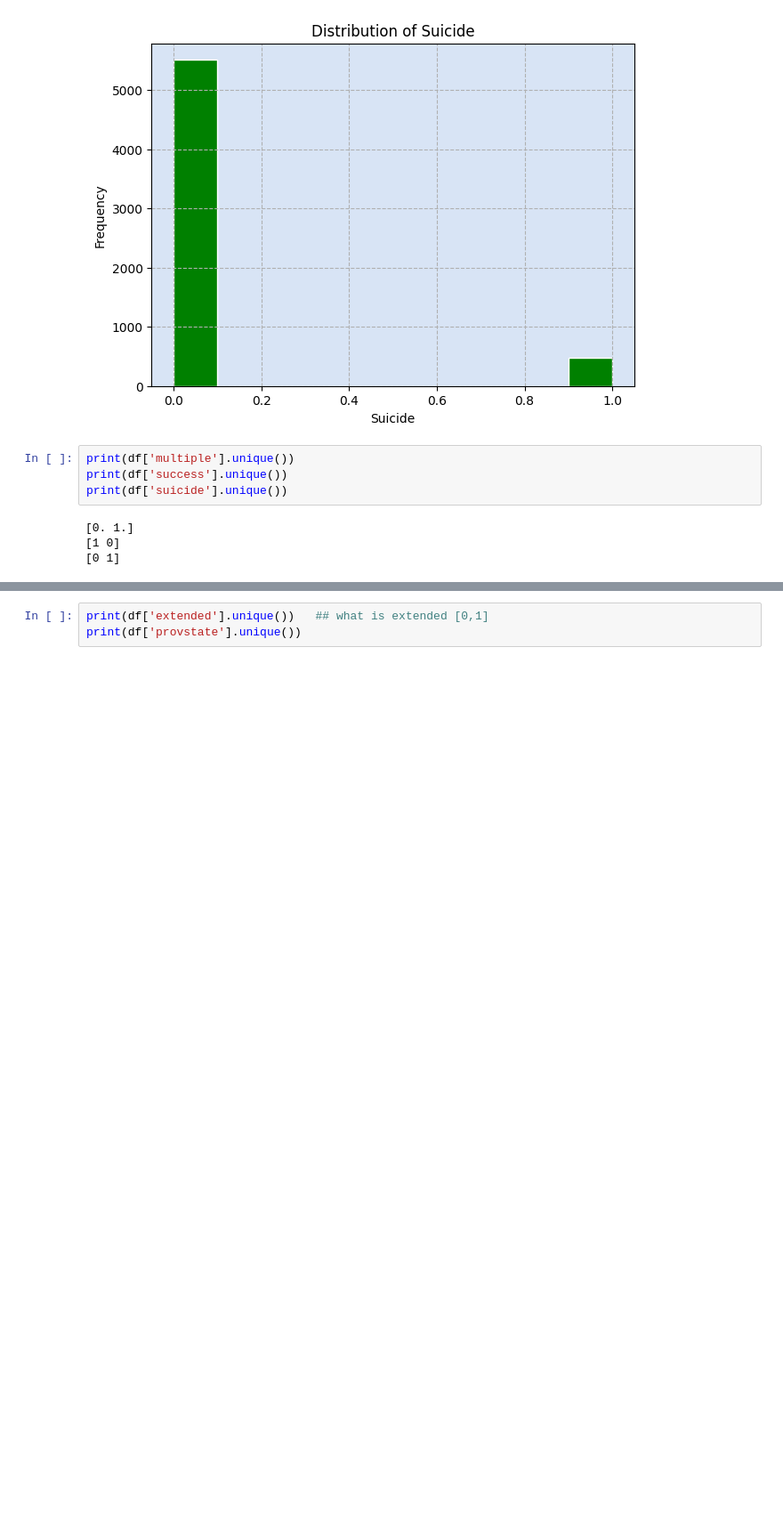
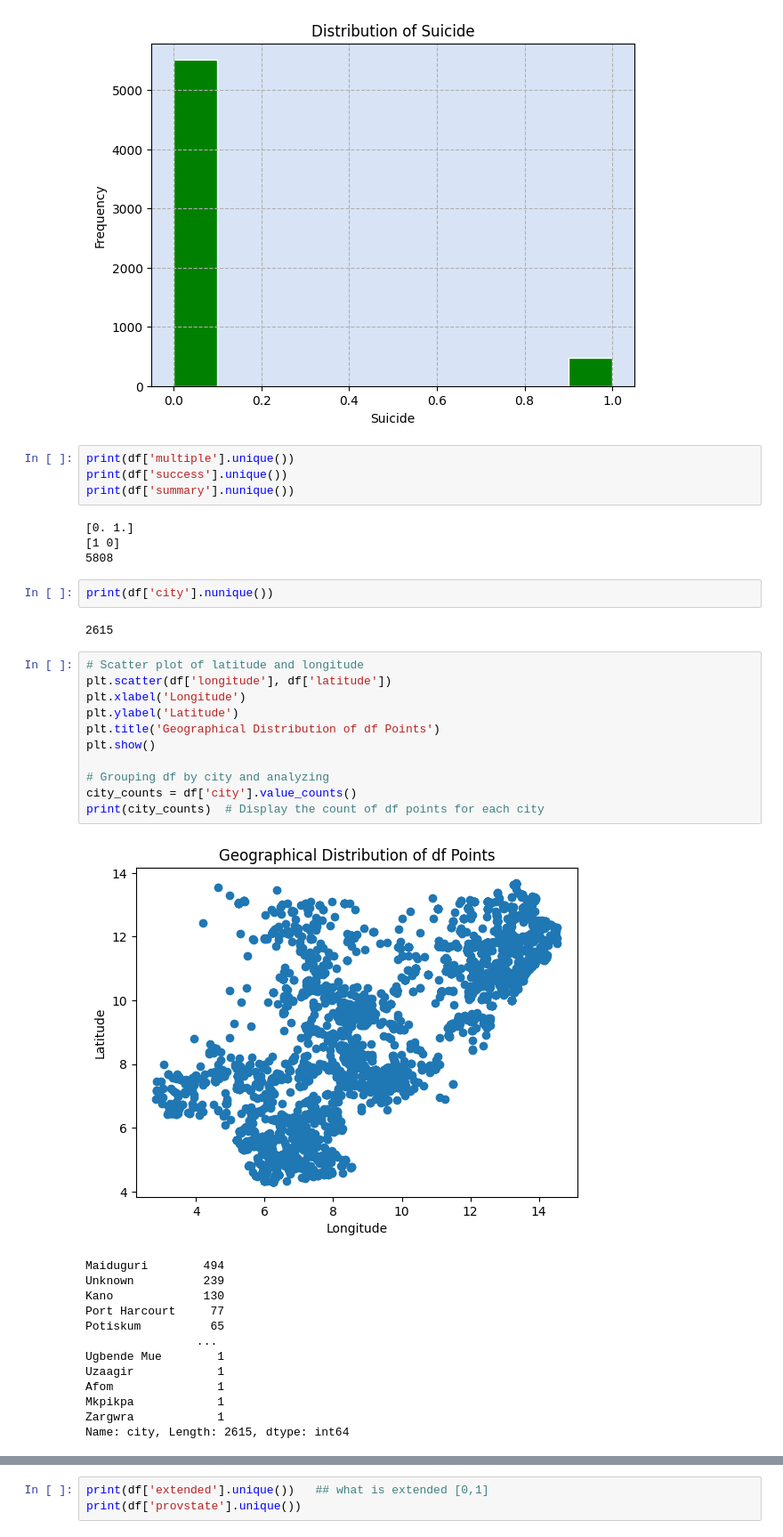
Before and after one commit to danishmeh/Project, a Jupyter notebook: omdena/3rd/terr.ipynb, the cells around one changed output, grey strips where cells are left out. Shown: that part at 89% size. Saved outputs shown, nothing was run; the diff lists cells and outputs as text; blank space fills up the shorter version.

```diff
--- a/omdena/3rd/terr.ipynb
+++ b/omdena/3rd/terr.ipynb
@@ -122,8 +126,37 @@ plt.gca().set_facecolor('#D8E4F5')
 # %%
 print(df['multiple'].unique())
 print(df['success'].unique())
-print(df['suicide'].unique())
+print(df['summary'].nunique())
 # %% [output]
 [0. 1.]
 [1 0]
-[0 1]
+5808
+# %%
+print(df['city'].nunique())
+# %% [output]
+2615
+# %%
+# Scatter plot of latitude and longitude
+plt.scatter(df['longitude'], df['latitude'])
+plt.xlabel('Longitude')
+plt.ylabel('Latitude')
+plt.title('Geographical Distribution of df Points')
+plt.show()
+
+# Grouping df by city and analyzing
+city_counts = df['city'].value_counts()
+print(city_counts)  # Display the count of df points for each city
+# %% [output]
+[figure, added]
+Maiduguri        494
+Unknown          239
+Kano             130
+Port Harcourt     77
+Potiskum          65
+                ...
+Ugbende Mue        1
+Uzaagir            1
+Afom               1
+Mkpikpa            1
+Zargwra            1
+Name: city, Length: 2615, dtype: int64
```
Also changed, not shown: parts of 3 cells of this notebook.
